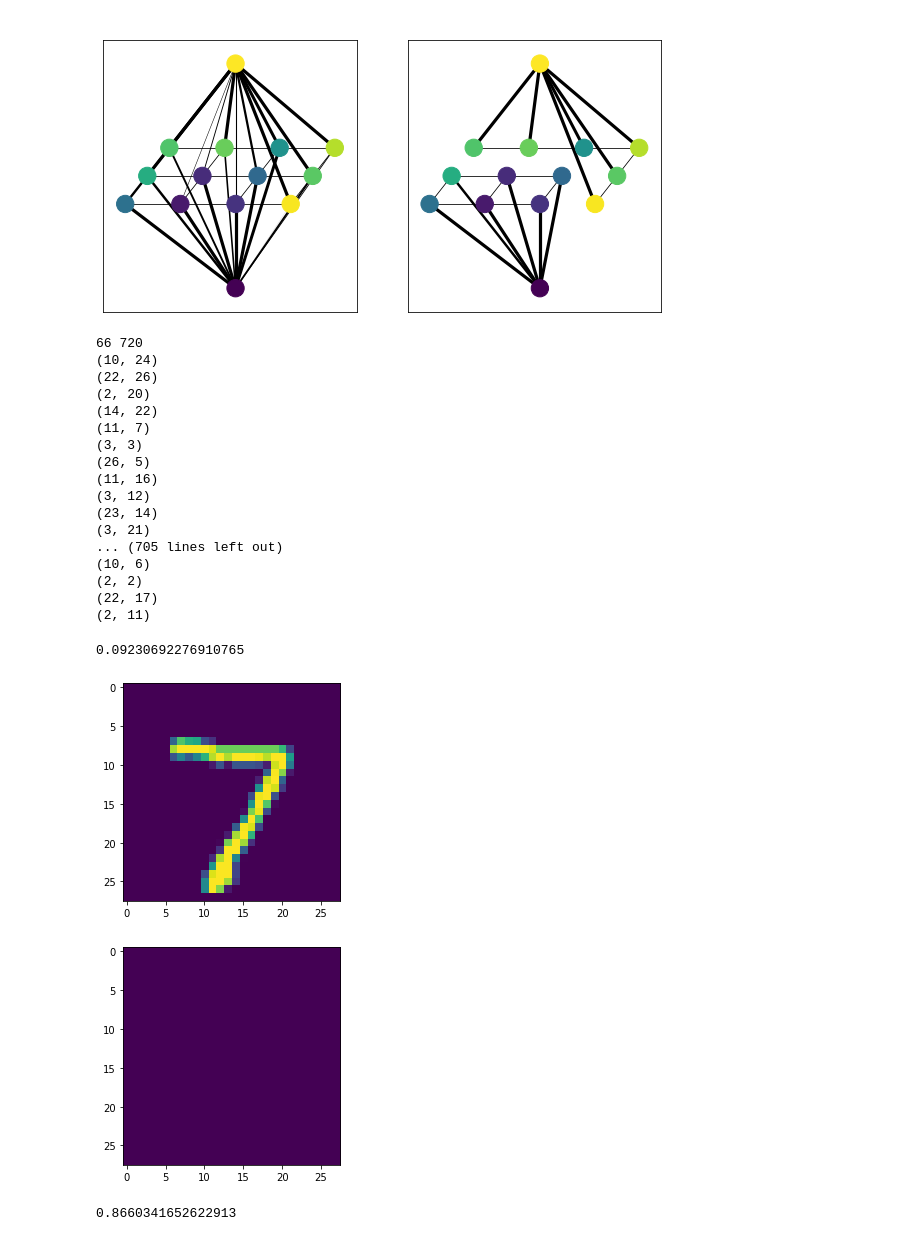
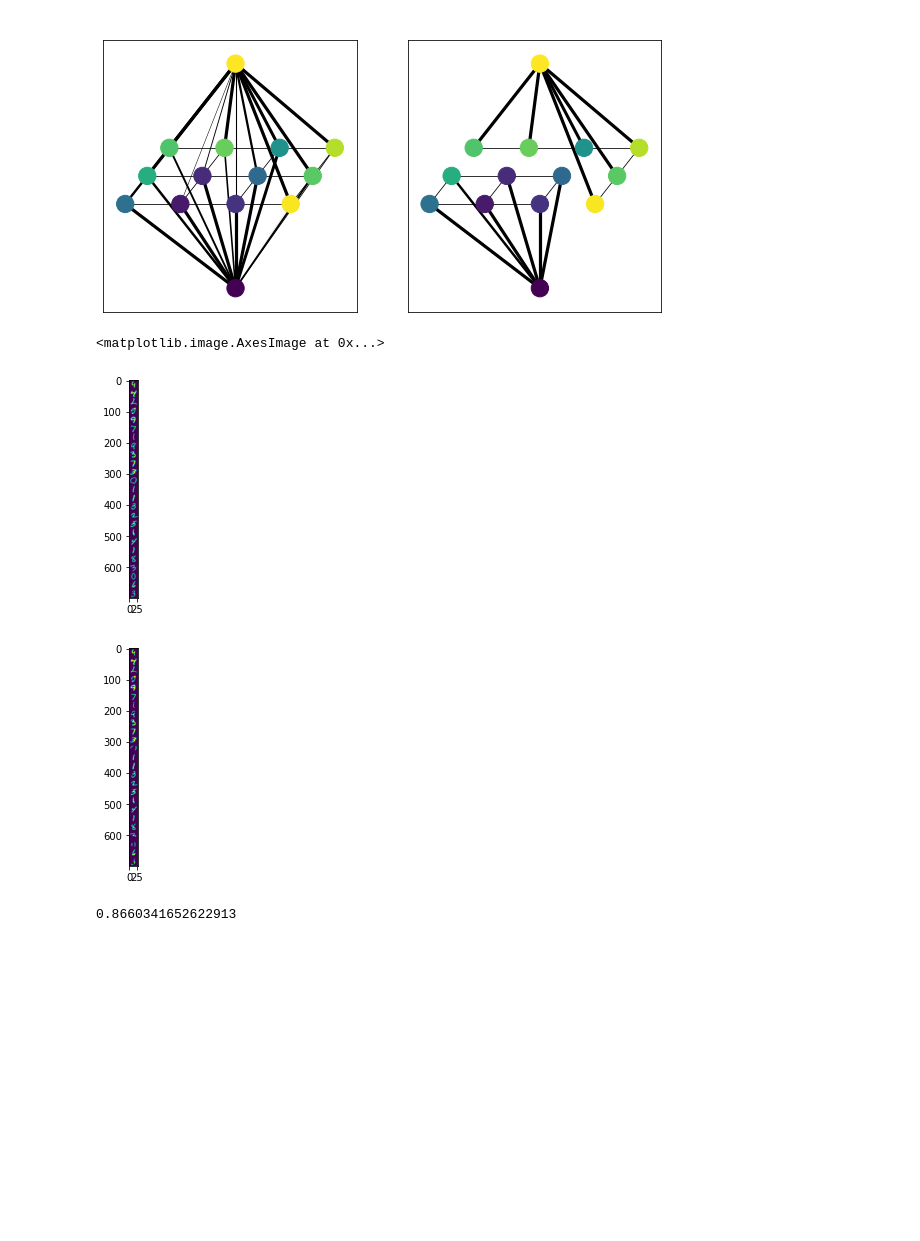
Before and after one commit to emillma/TTK8102_mrf, a Jupyter notebook: src/mrf/graph_cut.ipynb, the cells around one changed output. Cells and saved outputs as stored; diff of their text form; code cells hidden in the pictures; blank space fills up the shorter version.

```diff
--- a/src/mrf/graph_cut.ipynb
+++ b/src/mrf/graph_cut.ipynb
@@ -227,41 +227,26 @@ def segment_image(img, weight, limit):
 
     flow, (g0, g1) = nx.minimum_cut(graph, class_0, class_1)
 
-    output = random(img.shape)
-    for node in g0:
-        print(node.pos())
-        output[node.pos()]=1
+    output = np.zeros_like(img)
+    for node in g1:
+        if isinstance(node, ImageNode):
+            output[node.pos()]=1
+
     return output
 # %%
 dataset = datasets.MNIST('data', train=False, download=True)
 img = np.array(dataset[0][0])/255
-segmented = segment_image(img, 0., 0.6)
-plt.imshow(img)
+img_large = np.block([[np.array(dataset[randint(0, len(dataset))][0])/255
+                       for j in range(5)]
+                       for i in range(5)])
+segmented = segment_image(img_large, 0.2, 0.6)
+plt.imshow(img_large)
 plt.figure()
 plt.imshow(segmented)
-np.amin(segmented),np.amax(segmented)
-np.mean(img)
 # %% [output]
-66 720
-(10, 24)
-(22, 26)
-(2, 20)
-(14, 22)
-(11, 7)
-(3, 3)
-(26, 5)
-(11, 16)
-(3, 12)
-(23, 14)
-(3, 21)
-... (705 lines left out)
-(10, 6)
-(2, 2)
-(22, 17)
-(2, 11)
+<matplotlib.image.AxesImage at 0x...>
-0.09230692276910765
-[figure, old version]
+[figure, new version]
-[figure, old version]
+[figure, new version]
 # %%
 random((2,2))[(1,1)]
 # %% [output]
```
Also changed, not shown: 3 other files.
